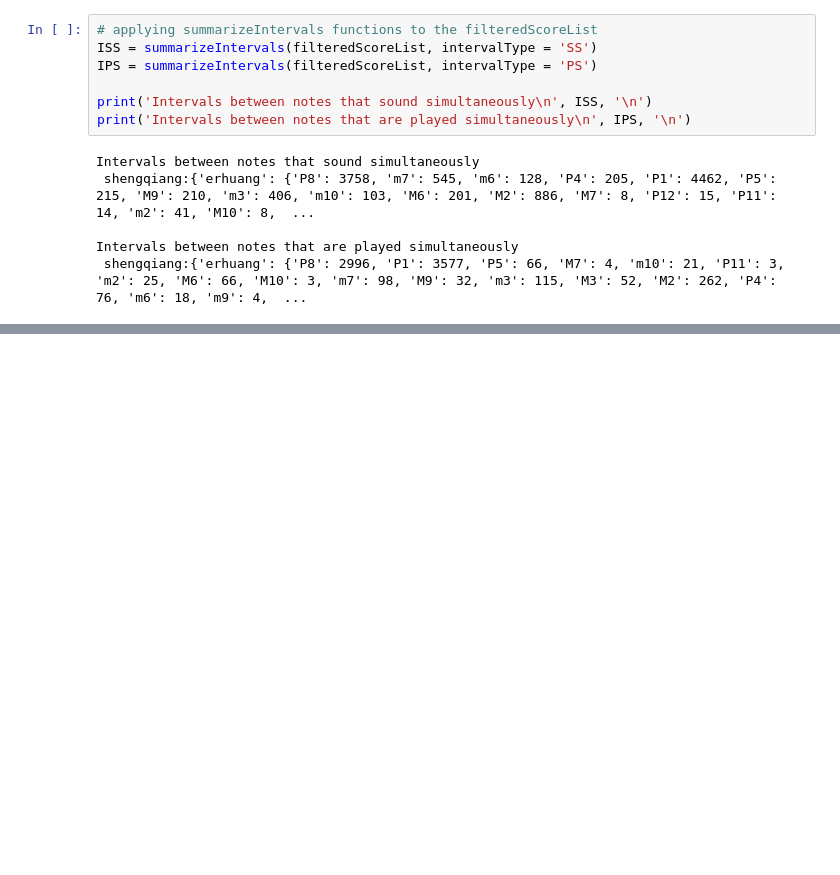
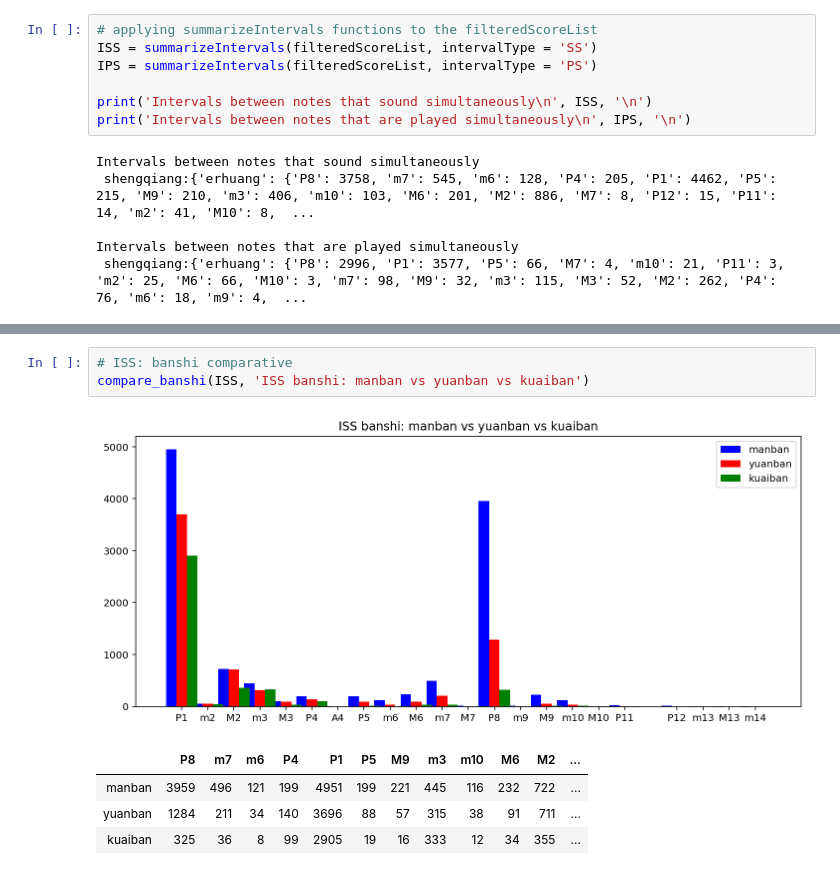
Before and after one commit to robertops18/jingju-intervals, a Jupyter notebook: Analysis of heterophonic pitch synchrony in jingju music.ipynb, the cells around one changed output, grey strips where cells are left out. Cells and saved outputs as stored; diff of their text form; blank space fills up the shorter version.

```diff
--- a/Analysis of heterophonic pitch synchrony in jingju music.ipynb
+++ b/Analysis of heterophonic pitch synchrony in jingju music.ipynb
@@ -504,0 +582,9 @@ compare_shenqiang(ISS, 'ISS shengqiang: erhuang vs xipi')
+# %%
+# ISS: banshi comparative
+compare_banshi(ISS, 'ISS banshi: manban vs yuanban vs kuaiban')
+# %% [output]
+[figure, added]
+|  | P8 | m7 | m6 | P4 | P1 | P5 | M9 | m3 | m10 | M6 | M2 | ... |
+| manban | 3959 | 496 | 121 | 199 | 4951 | 199 | 221 | 445 | 116 | 232 | 722 | ... |
+| yuanban | 1284 | 211 | 34 | 140 | 3696 | 88 | 57 | 315 | 38 | 91 | 711 | ... |
+| kuaiban | 325 | 36 | 8 | 99 | 2905 | 19 | 16 | 333 | 12 | 34 | 355 | ... |
```
Also changed, not shown: parts of 8 cells of this notebook.
